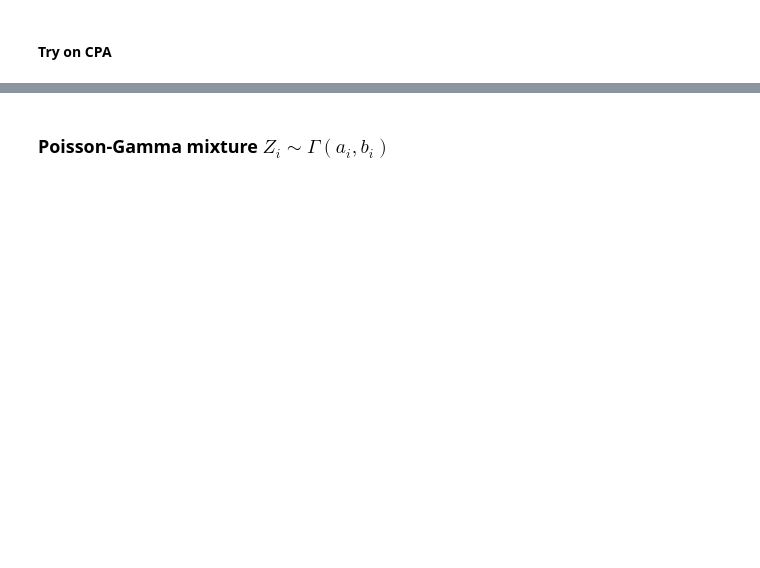
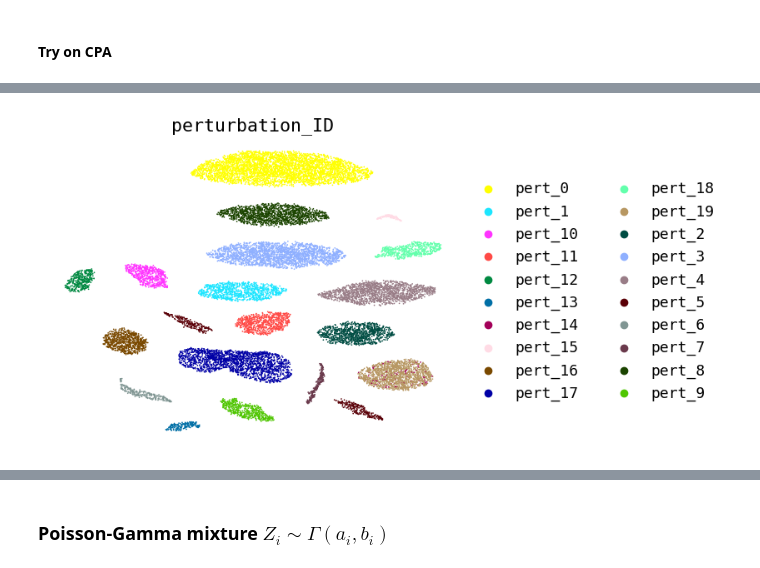
Before and after one commit to erialc-cal/cpa, a Jupyter notebook: Claire_simulations.ipynb, the cells around one changed output, grey strips where cells are left out. Drawn from its saved outputs; the diff is of its cells as text; code cells hidden in the pictures; blank space fills up the shorter version.

```diff
--- a/Claire_simulations.ipynb
+++ b/Claire_simulations.ipynb
@@ -223,6 +337,6 @@ cpa.CPA.setup_anndata(adata,
 # %%
 model_params = {
-    "n_latent": 32,
+    "n_latent": K,
     "recon_loss": "nb",
     "doser_type": "linear",
     "n_hidden_encoder": 256,
@@ -280,9 +404,9 @@ model = cpa.CPA(adata=adata,
 # %%
 model.train(max_epochs=2000,
-            use_gpu=True,
+            use_gpu=False,
             batch_size=2048,
             plan_kwargs=trainer_params,
             early_stopping_patience=5,
             check_val_every_n_epoch=5,
-            save_path='',
+            save_path='/content/',
            )
@@ -300,7 +464,9 @@ sc.pp.neighbors(latent_outputs['latent_basal'])
 sc.tl.umap(latent_outputs['latent_basal'])
 # %%
 sc.pl.umap(latent_outputs['latent_basal'],
-           color='cond_harm',
-           groups=groups,
+           color='perturbation_ID',
+          # groups=groups,
            palette=sc.pl.palettes.godsnot_102,
            frameon=False)
+# %% [output]
+[figure, added]
```
Also changed, not shown: parts of 47 cells of this notebook.
